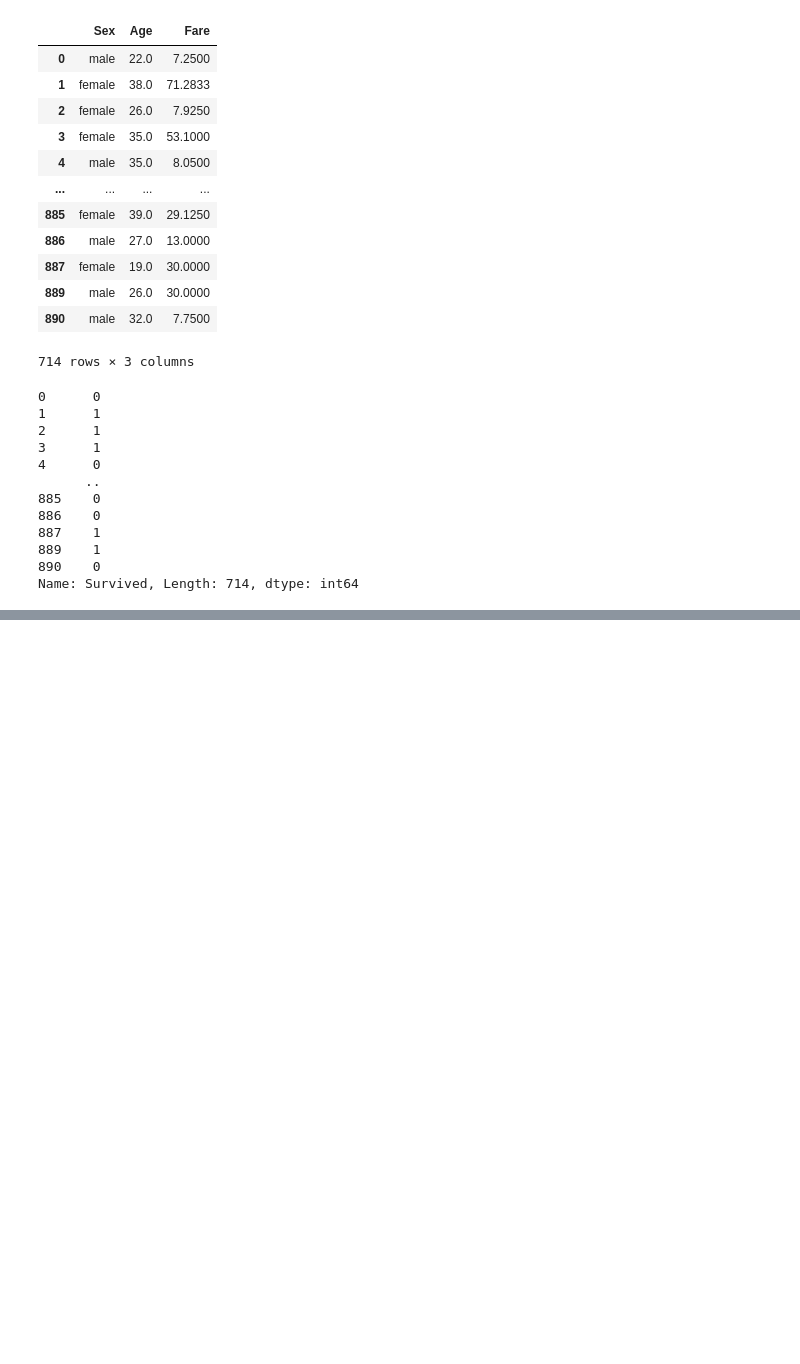
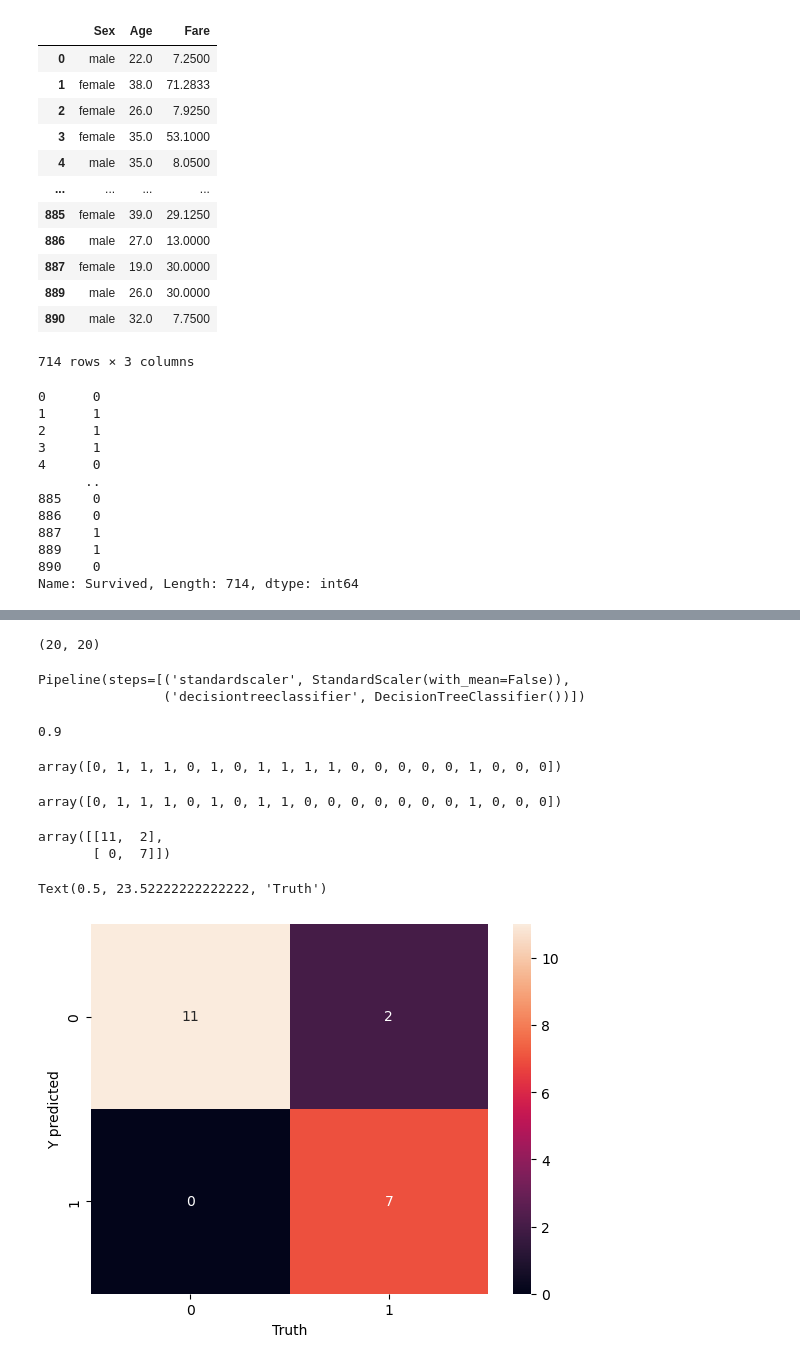
Before and after one commit to Aifedayo/data-science-maths, a Jupyter notebook: titanic-survival-decision-tree.ipynb, the cells around one changed output, grey strips where cells are left out. Drawn from its saved outputs; the diff is of its cells as text; code cells hidden in the pictures; blank space fills up the shorter version.

Commit message:
Use seaborn for confusion matrix

```diff
--- a/titanic-survival-decision-tree.ipynb
+++ b/titanic-survival-decision-tree.ipynb
@@ -100,0 +145,43 @@ Name: Survived, Length: 714, dtype: int64
+# %%
+X_train, X_test, y_train, y_test = train_test_split(X, y, random_state=42, train_size=0.8)
+# %%
+X_test.shape
+# %% [output]
+(20, 20)
+# %%
+model = make_pipeline(StandardScaler(with_mean=False), DecisionTreeClassifier())
+# %%
+model.fit(X_train, y_train)
+# %% [output]
+Pipeline(steps=[('standardscaler', StandardScaler(with_mean=False)),
+                ('decisiontreeclassifier', DecisionTreeClassifier())])
+# %%
+model.score(X_test, y_test)
+# %% [output]
+0.9
+# %%
+model.predict(X_test)
+# %% [output]
+array([0, 1, 1, 1, 0, 1, 0, 1, 1, 1, 1, 0, 0, 0, 0, 0, 1, 0, 0, 0])
+# %%
+y_test
+# %% [output]
+array([0, 1, 1, 1, 0, 1, 0, 1, 1, 0, 0, 0, 0, 0, 0, 0, 1, 0, 0, 0])
+# %%
+# Build a confusion matrix
+
+y_predicted = model.predict(X_test)
+cm = confusion_matrix(y_test, y_predicted)
+# %%
+cm
+# %% [output]
+array([[11,  2],
+       [ 0,  7]])
+# %%
+# Use seaborn to display the confusion matrix
+sns.heatmap(cm, annot=True);
+plt.ylabel('Y predicted')
+plt.xlabel('Truth')
+# %% [output]
+Text(0.5, 23.52222222222222, 'Truth')
+[figure, added]
```
Also changed, not shown: parts of 7 cells of this notebook.
